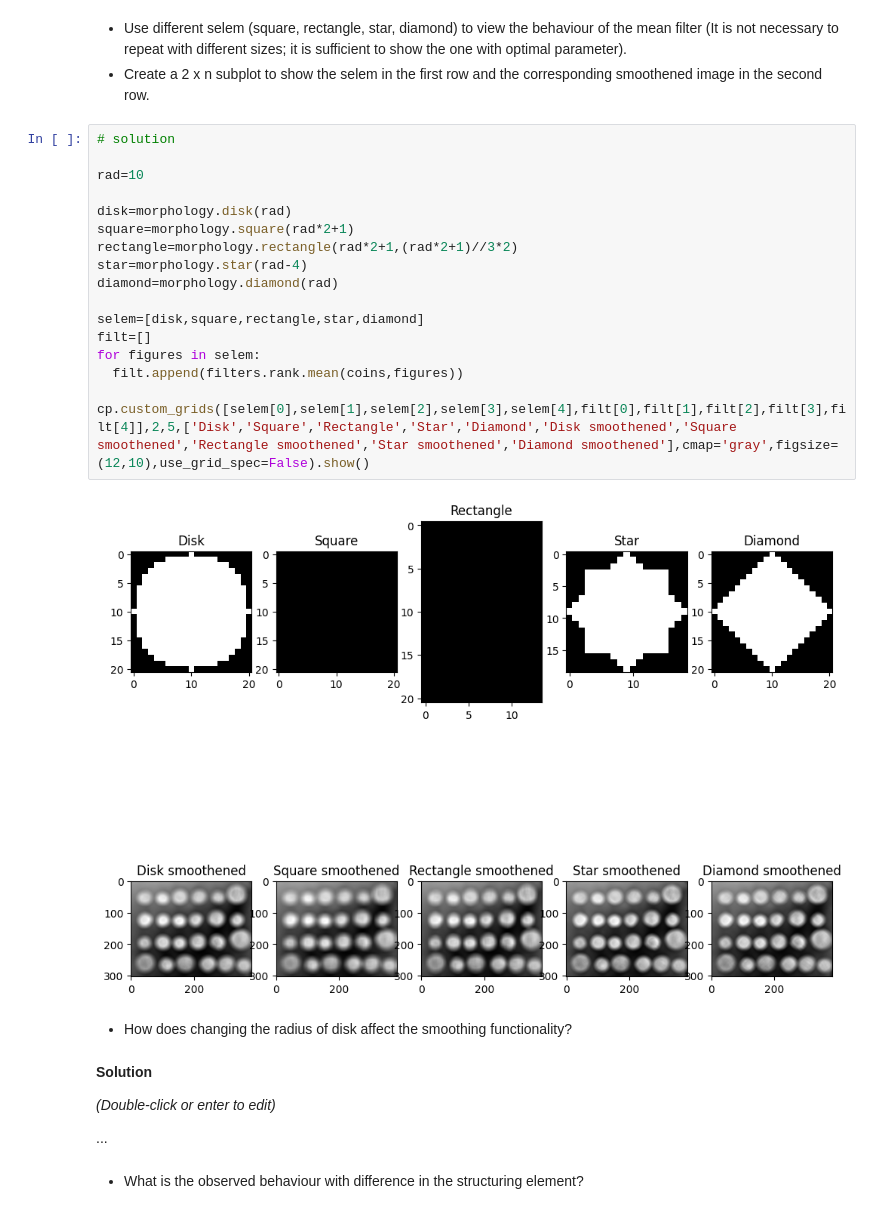
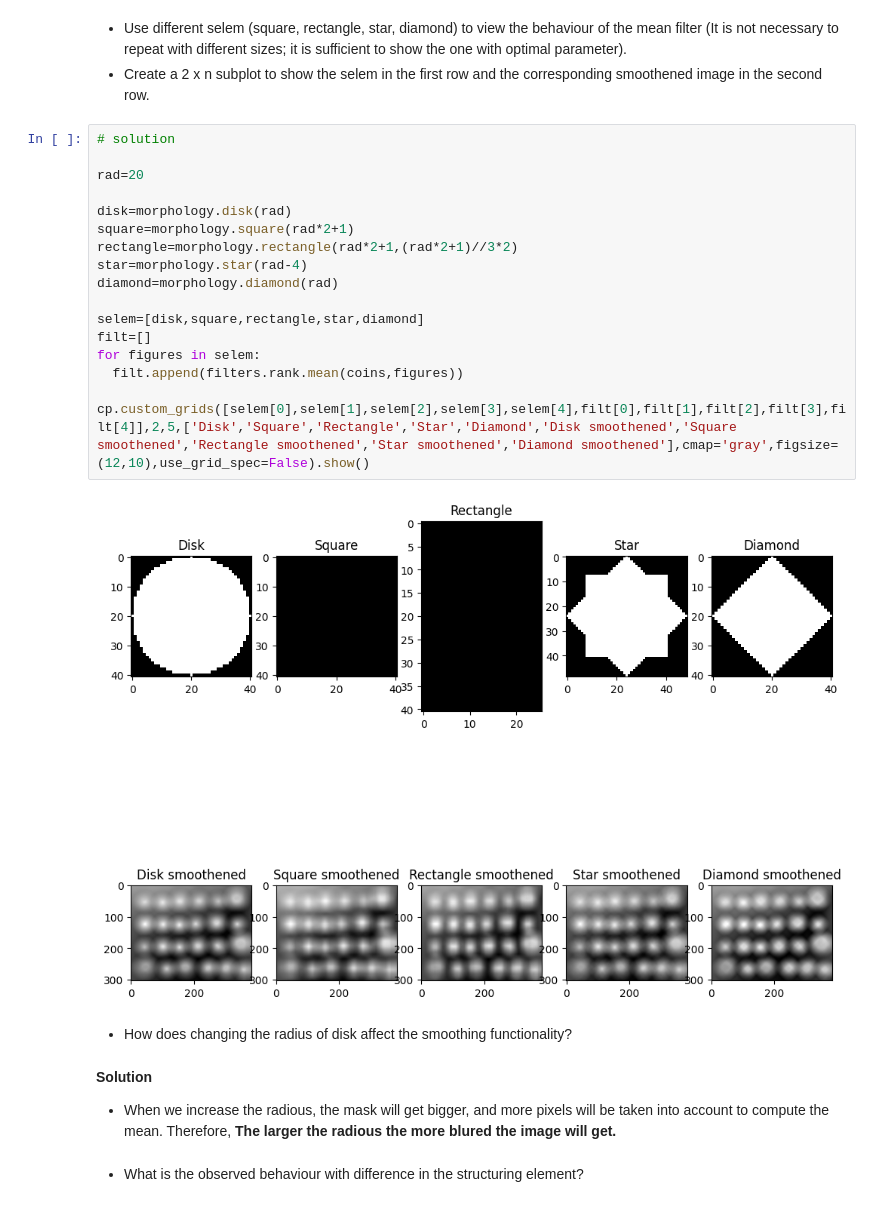
Before and after one commit to MarioROT/CV-MAI, a Jupyter notebook: Session 2/image_operators_and_filters.ipynb, the cells around one changed output. Saved outputs shown, nothing was run; the diff lists cells and outputs as text.

```diff
--- a/Session 2/image_operators_and_filters.ipynb
+++ b/Session 2/image_operators_and_filters.ipynb
@@ -351,30 +351,27 @@ for selem in [10,20,30]:
 # %%
 # solution
 
-rad=10
+rad=20
 
 disk=morphology.disk(rad)
 square=morphology.square(rad*2+1)
 rectangle=morphology.rectangle(rad*2+1,(rad*2+1)//3*2)
 star=morphology.star(rad-4)
 diamond=morphology.diamond(rad)
 
 selem=[disk,square,rectangle,star,diamond]
 filt=[]
 for figures in selem:
   filt.append(filters.rank.mean(coins,figures))
 
 cp.custom_grids([selem[0],selem[1],selem[2],selem[3],selem[4],filt[0],filt[1],filt[2],filt[3],filt[4]],2,5,['Disk','Square','Rectangle','Star','Diamond','Disk smoothened','Square smoothened','Rectangle smoothened','Star smoothened','Diamond smoothened'],cmap='gray',figsize=(12,10),use_grid_spec=False).show()
 # %% [output]
-[figure, old version]
+[figure, new version]
 # %% [markdown]
 *   How does changing the radius of disk affect the smoothing functionality?
-# %% [markdown]
-**Solution**
-
-*(Double-click or enter to edit)*
-
-...
+# %% [markdown]
+**Solution**
+- When we increase the radious, the mask will get bigger, and more pixels will be taken into account to compute the mean. Therefore, **The larger the radious the more blured the image will get.**
 # %% [markdown]
 
 *   What is the observed behaviour with difference in the structuring element?
```
Also changed, not shown: parts of 5 cells of this notebook.
